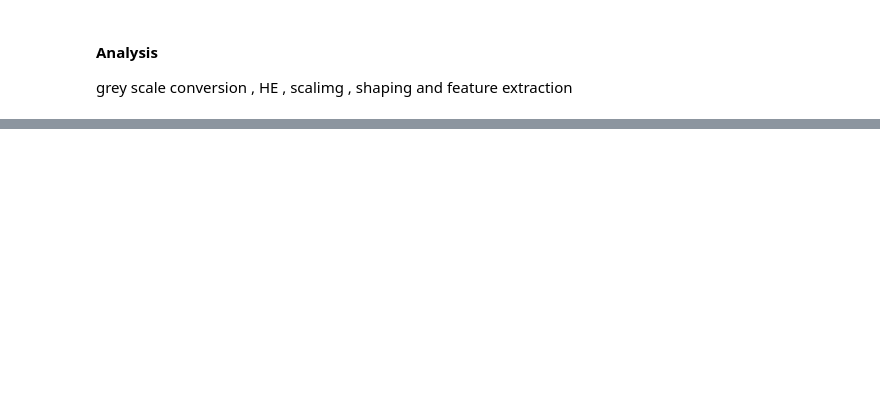
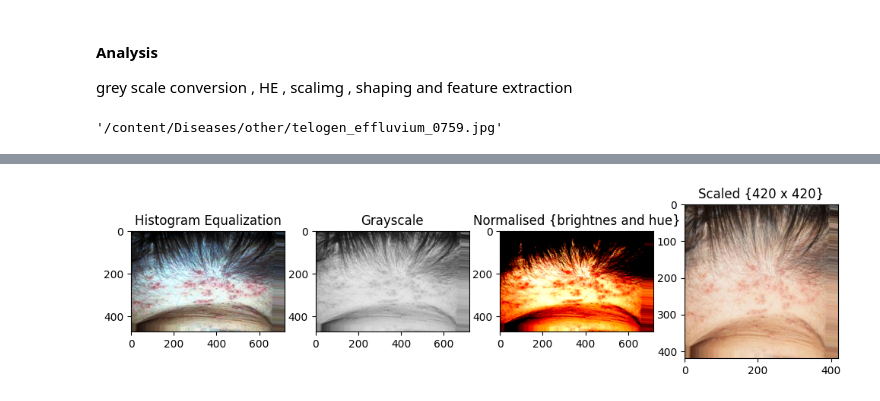
Before and after one commit to ElijahWandimi/Datascience, a Jupyter notebook: Image_Preprocessing.ipynb, the cells around one changed output, grey strips where cells are left out. Cells and saved outputs as stored; diff of their text form; code cells hidden in the pictures; blank space fills up the shorter version.

```diff
--- a/Image_Preprocessing.ipynb
+++ b/Image_Preprocessing.ipynb
@@ -38,10 +101,14 @@ files.upload()
 #### Analysis
 grey scale conversion , HE , scalimg , shaping and feature extraction
 # %%
-train_root_path = '/content/hair_diseases/Hair Diseases - Final/train'
+train_root_path = '/content/Diseases'
+cls_path = [f for f in os.listdir(train_root_path)]
 
-class_paths = [os.path.join(train_root_path, f) for f in os.listdir(train_root_path)]
-
+# get the path for each image in the data
 train_imgs = []
-for cls in class_paths:
-  train_imgs += [os.path.join(cls, f) for f in os.listdir(cls)]
+for cls in cls_path:
+  int_path = os.path.join(train_root_path, cls)
+  train_imgs += [os.path.join(int_path, f) for f in os.listdir(int_path)]
+train_imgs[0]
+# %% [output]
+'/content/Diseases/other/telogen_effluvium_0759.jpg'
@@ -48,25 +118,49 @@ for cls in class_paths:
 # %%
 
 def display_image(img: torch.Tensor):
+  """displays a tensor image
+      parameters: image : torch.Tensor
+  """
   plt.imshow(img.permute(1, 2, 0).cpu())
 
 def convert_to_gray(img: torch.Tensor):
+  """converts a tensor image to grayscale
+        parameters: image : torch.Tensor
+        returns: image: torch.Tensor
+  """
   x = transforms.RandomGrayscale(p=0.8)
   return x.forward(img)
 
 
 def HE_transform(img: torch.Tensor):
+  """performs histogram equalisation to a tensor image
+        parameters: image : torch.Tensor
+        returns: image: torch.Tensor
+  """
   x = transforms.RandomEqualize(p=0.7)
   return x.forward(img)
 
 def normalize_transform(img: torch.Tensor):
+  """performs normalisation ie. brightness, saturtion and hue to a tensor image
+      parameters: image : torch.Tensor
+      returns: image: torch.Tensor
+  """
   img = img.float()
   x = transforms.Normalize(torch.mean(img), torch.std(img))
   return x.forward(img)
 
-def scale_transform(img: torch.Tensor):
-  x = transforms.Resize((420, 420))
+def scale_transform(img: torch.Tensor, size: tuple):
+  """resizes a tensor image to desired size
+      parameters: image : torch.Tensor
+                  size : tuple
+      returns: image: torch.Tensor
+  """
+  x = transforms.Resize((size[0], size[1]))
   return x.forward(img)
 
-def transform_images(img: torch.Tensor):
-  return [HE_transform(img), convert_to_gray(img), normalize_transform(img), scale_transform(img)]
+def transform_images(img: torch.Tensor, size: tuple):
+  """all the predefined transformations to a tensor image
+      parameters: image : torch.Tensor
+      returns: images: torch.Tensor
+  """
+  return [HE_transform(img), convert_to_gray(img), normalize_transform(img), scale_transform(img, size)]
@@ -75,10 +167,11 @@ train_imgs[0]
 # %%
-example = torchvision.io.read_image(train_imgs[0])
-tm_imgs = transform_images(example)
+example = torchvision.io.read_image(train_imgs[100]) # reading an image directly into tensor image
+tm_imgs = transform_images(example, (420, 420))
 
 titles = ['Histogram Equalization', 'Grayscale', 'Normalised {brightnes and hue}', 'Scaled {420 x 420}']
 
 fig, ax = plt.subplots(1, 4, figsize=(12, 10))
 for i in range(len(tm_imgs)):
-  ax[i].imshow(tm_imgs[i].permute(1, 2, 0).cpu())
+  ax[i].imshow(tm_imgs[i].permute(1, 2, 0).cpu()) # change the C, H, W arrangement to suit matplotlib
   ax[i].set_title(titles[i])
+# %% [output]
@@ -85 +179,2 @@ for i in range(len(tm_imgs)):
+[figure, added]
 # %%
```
Also changed, not shown: parts of 15 cells of this notebook.
